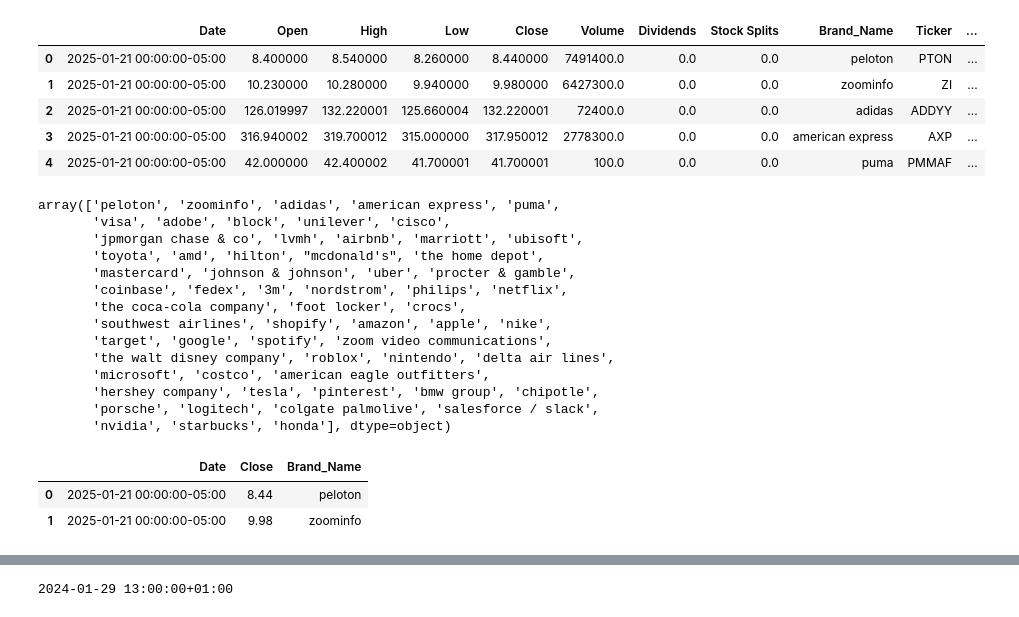
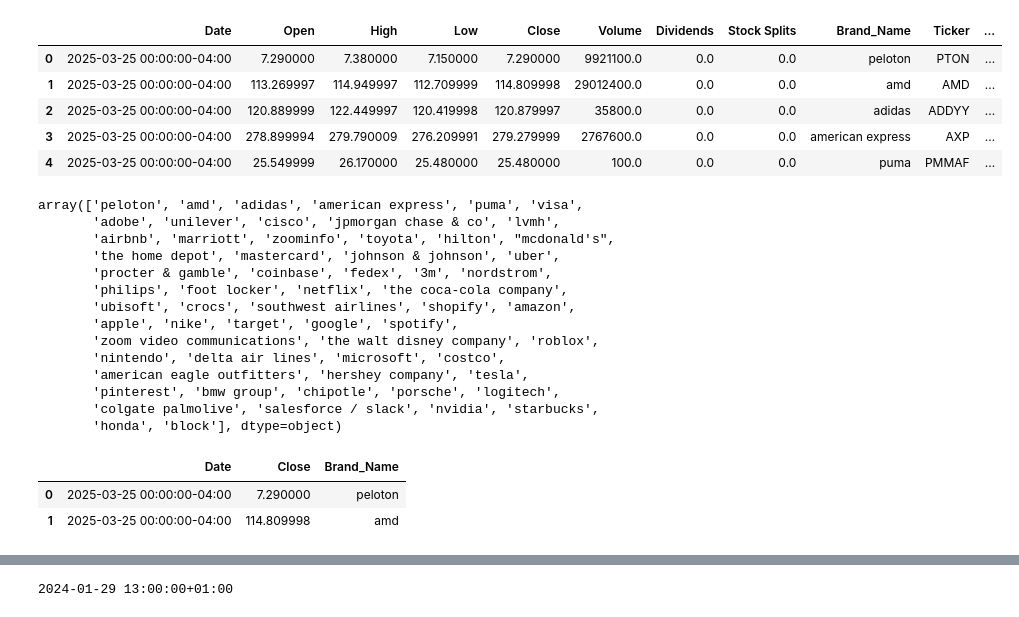
Before and after one commit to Josh0527/Uber-Stcok-Prediction-Model, a Jupyter notebook: Stock_Prediction_Model_(Uber).ipynb, the cells around one changed output, grey strips where cells are left out. Cells and saved outputs as stored; diff of their text form; code cells hidden in the pictures.

```diff
--- a/Stock_Prediction_Model_(Uber).ipynb
+++ b/Stock_Prediction_Model_(Uber).ipynb
@@ -30,36 +29,36 @@ Saving World-Stock-Prices-Dataset.csv to World-Stock-Prices-Dataset.csv
 # %%
-df = pd.read_csv("World-Stock-Prices-Dataset.csv")
-
-df.head() #read first 5 rows
+#import dataset
+df = pd.read_csv(path + "/World-Stock-Prices-Dataset.csv")
+df.head()
 # %% [output]
 |  | Date | Open | High | Low | Close | Volume | Dividends | Stock Splits | Brand_Name | Ticker | ... |
-| 0 | 2025-01-21 00:00:00-05:00 | 8.400000 | 8.540000 | 8.260000 | 8.440000 | 7491400.0 | 0.0 | 0.0 | peloton | PTON | ... |
-| 1 | 2025-01-21 00:00:00-05:00 | 10.230000 | 10.280000 | 9.940000 | 9.980000 | 6427300.0 | 0.0 | 0.0 | zoominfo | ZI | ... |
-| 2 | 2025-01-21 00:00:00-05:00 | 126.019997 | 132.220001 | 125.660004 | 132.220001 | 72400.0 | 0.0 | 0.0 | adidas | ADDYY | ... |
-| 3 | 2025-01-21 00:00:00-05:00 | 316.940002 | 319.700012 | 315.000000 | 317.950012 | 2778300.0 | 0.0 | 0.0 | american express | AXP | ... |
-| 4 | 2025-01-21 00:00:00-05:00 | 42.000000 | 42.400002 | 41.700001 | 41.700001 | 100.0 | 0.0 | 0.0 | puma | PMMAF | ... |
+| 0 | 2025-03-25 00:00:00-04:00 | 7.290000 | 7.380000 | 7.150000 | 7.290000 | 9921100.0 | 0.0 | 0.0 | peloton | PTON | ... |
+| 1 | 2025-03-25 00:00:00-04:00 | 113.269997 | 114.949997 | 112.709999 | 114.809998 | 29012400.0 | 0.0 | 0.0 | amd | AMD | ... |
+| 2 | 2025-03-25 00:00:00-04:00 | 120.889999 | 122.449997 | 120.419998 | 120.879997 | 35800.0 | 0.0 | 0.0 | adidas | ADDYY | ... |
+| 3 | 2025-03-25 00:00:00-04:00 | 278.899994 | 279.790009 | 276.209991 | 279.279999 | 2767600.0 | 0.0 | 0.0 | american express | AXP | ... |
+| 4 | 2025-03-25 00:00:00-04:00 | 25.549999 | 26.170000 | 25.480000 | 25.480000 | 100.0 | 0.0 | 0.0 | puma | PMMAF | ... |
 # %%
-df.Brand_Name.unique()
+df.Brand_Name.unique() #return unique values
 # %% [output]
-array(['peloton', 'zoominfo', 'adidas', 'american express', 'puma',
-       'visa', 'adobe', 'block', 'unilever', 'cisco',
-       'jpmorgan chase & co', 'lvmh', 'airbnb', 'marriott', 'ubisoft',
-       'toyota', 'amd', 'hilton', "mcdonald's", 'the home depot',
-       'mastercard', 'johnson & johnson', 'uber', 'procter & gamble',
-       'coinbase', 'fedex', '3m', 'nordstrom', 'philips', 'netflix',
-       'the coca-cola company', 'foot locker', 'crocs',
-       'southwest airlines', 'shopify', 'amazon', 'apple', 'nike',
-       'target', 'google', 'spotify', 'zoom video communications',
-       'the walt disney company', 'roblox', 'nintendo', 'delta air lines',
-       'microsoft', 'costco', 'american eagle outfitters',
-       'hershey company', 'tesla', 'pinterest', 'bmw group', 'chipotle',
-       'porsche', 'logitech', 'colgate palmolive', 'salesforce / slack',
-       'nvidia', 'starbucks', 'honda'], dtype=object)
+array(['peloton', 'amd', 'adidas', 'american express', 'puma', 'visa',
+       'adobe', 'unilever', 'cisco', 'jpmorgan chase & co', 'lvmh',
+       'airbnb', 'marriott', 'zoominfo', 'toyota', 'hilton', "mcdonald's",
+       'the home depot', 'mastercard', 'johnson & johnson', 'uber',
+       'procter & gamble', 'coinbase', 'fedex', '3m', 'nordstrom',
+       'philips', 'foot locker', 'netflix', 'the coca-cola company',
+       'ubisoft', 'crocs', 'southwest airlines', 'shopify', 'amazon',
+       'apple', 'nike', 'target', 'google', 'spotify',
+       'zoom video communications', 'the walt disney company', 'roblox',
+       'nintendo', 'delta air lines', 'microsoft', 'costco',
+       'american eagle outfitters', 'hershey company', 'tesla',
+       'pinterest', 'bmw group', 'chipotle', 'porsche', 'logitech',
+       'colgate palmolive', 'salesforce / slack', 'nvidia', 'starbucks',
+       'honda', 'block'], dtype=object)
 # %%
-df1 = df[['Date', 'Close', 'Brand_Name']]
+df1 = df[['Date', 'Close', 'Brand_Name']] #return data and close for a brands
 df1.head(2)
 # %% [output]
 |  | Date | Close | Brand_Name |
-| 0 | 2025-01-21 00:00:00-05:00 | 8.44 | peloton |
-| 1 | 2025-01-21 00:00:00-05:00 | 9.98 | zoominfo |
+| 0 | 2025-03-25 00:00:00-04:00 | 7.290000 | peloton |
+| 1 | 2025-03-25 00:00:00-04:00 | 114.809998 | amd |
 # %%
```
Also changed, not shown: parts of 25 cells of this notebook.
